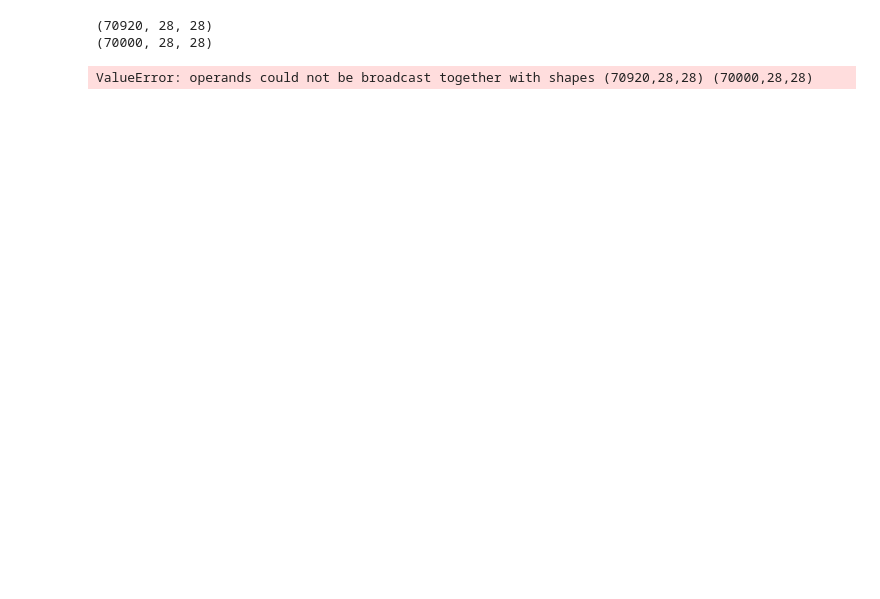
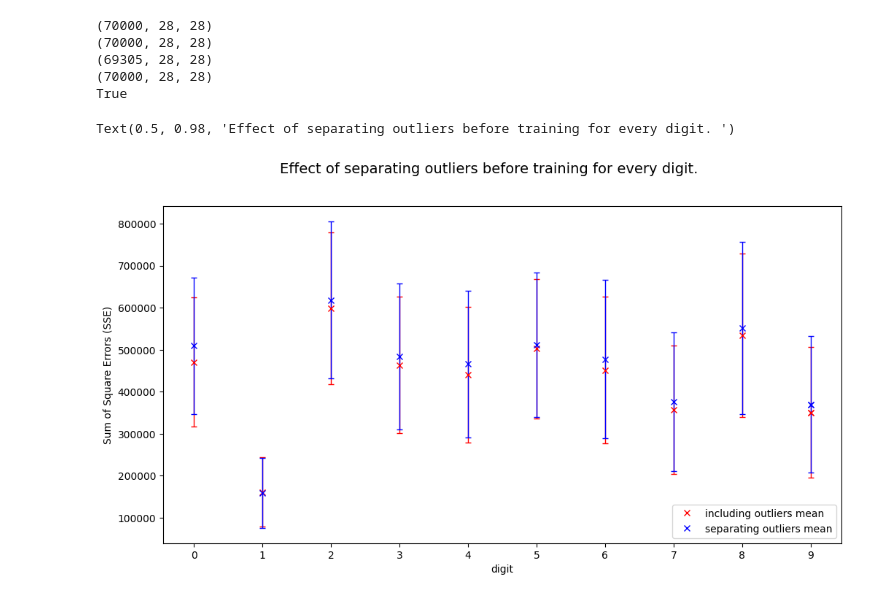
Before and after one commit to OscarrrFuentes/baler, a Jupyter notebook: workspaces/MNIST/testing/checking_latent_outlier_results.ipynb, the cells around one changed output. Drawn from its saved outputs; the diff is of its cells as text; code cells hidden in the pictures; blank space fills up the shorter version.

Commit message:
Doing the data analysis for latent space outliers

```diff
--- a/workspaces/MNIST/testing/checking_latent_outlier_results.ipynb
+++ b/workspaces/MNIST/testing/checking_latent_outlier_results.ipynb
@@ -4,12 +8,45 @@ import matplotlib.pyplot as plt
 # %%
 inc_decomp_file = np.load("/gluster/home/ofrebato/baler/workspaces/MNIST/MNIST_project/output/decompressed_output/decompressed_with_outliers.npz")
 sep_decomp_file = np.load("/gluster/home/ofrebato/baler/workspaces/MNIST/MNIST_project/output/decompressed_output/decompressed.npz")
-sep_orig_file = np.load("/gluster/home/ofrebato/baler/workspaces/MNIST/data/outlier_order.npz")
-inc_orig_file = np.load("/gluster/home/ofrebato/baler/workspaces/MNIST/data/mnist_combined.npz")
+sep_orig_file = np.load("/gluster/home/ofrebato/baler/workspaces/MNIST/data/non_outliers.npz")
+inc_orig_file = np.load("/gluster/home/ofrebato/baler/workspaces/MNIST/data/outlier_order.npz")
 print(sep_decomp_file["data"].shape)
 print(inc_decomp_file["data"].shape)
-print(np.any(sep_decomp_file["data"] == inc_decomp_file["data"]))
+print(sep_orig_file["data"].shape)
+print(inc_orig_file["data"].shape)
+print(np.all(sep_orig_file["data"] == inc_orig_file["data"][:sep_orig_file["data"].shape[0]]))
 # %% [output]
-(70920, 28, 28)
 (70000, 28, 28)
+(70000, 28, 28)
+(69305, 28, 28)
+(70000, 28, 28)
+True
-ValueError: operands could not be broadcast together with shapes (70920,28,28) (70000,28,28)
+# %%
+sep_diffs = np.array([np.sum((image_decomp - image_orig)**2) for image_decomp, image_orig in zip(sep_decomp_file["data"].astype(np.float32), sep_orig_file["data"].astype(np.float32))])
+inc_diffs = np.array([np.sum((image_decomp - image_orig)**2) for image_decomp, image_orig in zip(inc_decomp_file["data"].astype(np.float32), inc_orig_file["data"].astype(np.float32))])[:len(sep_diffs)]
+# %%
+digit_idxs = {}
+for digit in range(10):
+    digit_idxs[digit] = np.where(sep_orig_file["names"] == digit)[0]
+# %%
+fig, ax = plt.subplots(figsize=(12, 6))
+for digit in digit_idxs.keys():
+    inc_mean = np.mean(inc_diffs[digit_idxs[digit]])
+    inc_std = np.std(inc_diffs[digit_idxs[digit]])
+    sep_mean = np.mean(sep_diffs[digit_idxs[digit]])
+    sep_std = np.std(sep_diffs[digit_idxs[digit]])
+    digit=str(digit)
+    ax.errorbar(digit, inc_mean, yerr=inc_std, fmt="rx", elinewidth=1, capsize=3)
+    ax.errorbar(digit, sep_mean, yerr=sep_std, fmt="bx", elinewidth=1, capsize=3)
+
+ax.errorbar(digit, inc_mean, fmt="rx", label="including outliers mean")
+ax.errorbar(digit, sep_mean, fmt="bx", label="separating outliers mean")
+ax.set_xlabel("digit")
+ax.set_ylabel("Sum of Square Errors (SSE)")
+ax.legend()
+
+fig.suptitle(f"Effect of separating outliers before training for every digit. ", fontsize=14)
+# plt.savefig("run_multiple_10_reps.png", dpi=600)
+# %% [output]
+Text(0.5, 0.98, 'Effect of separating outliers before training for every digit. ')
+[figure, added]
```
Also changed, not shown: parts of 4 cells of this notebook.
